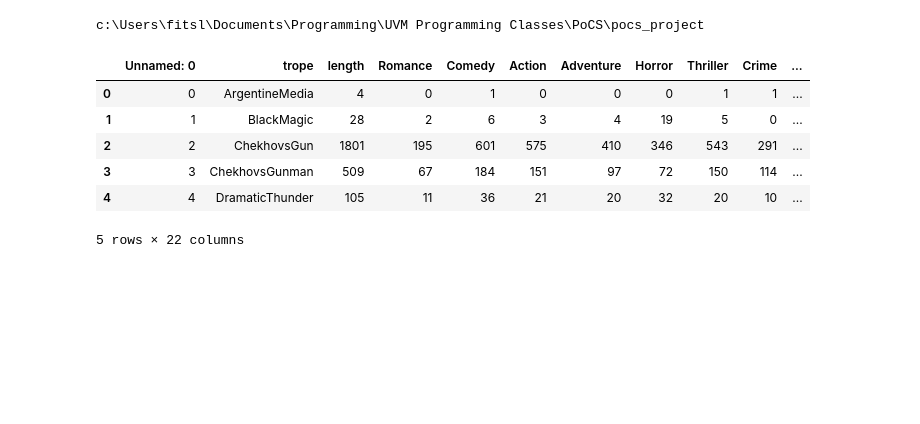
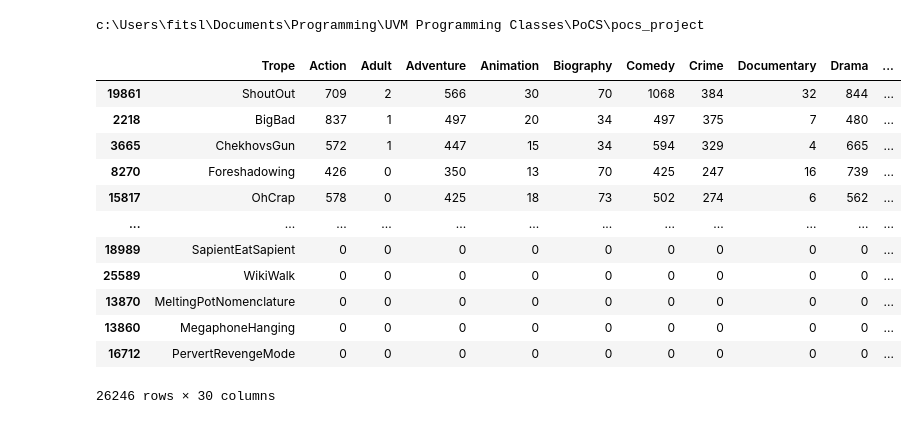
Before and after one commit to FWJK1/Pocs_Film_Project, a Jupyter notebook: Code/DataViz/trope_by_genre_histograms.ipynb, the cells around one changed output. Drawn from its saved outputs; the diff is of its cells as text; code cells hidden in the pictures; blank space fills up the shorter version.

```diff
--- a/Code/DataViz/trope_by_genre_histograms.ipynb
+++ b/Code/DataViz/trope_by_genre_histograms.ipynb
@@ -32,13 +32,20 @@ print(root)
 c:\Users\fitsl\Documents\Programming\UVM Programming Classes\PoCS\pocs_project
 # %%
 #load the csv into a dataframe and check it looks good
-df_genres = pd.read_csv(f"{root}/Data/liteweight/genre_counts_by_trope.csv")
-df_genres.head()
+df_genres = pd.read_csv(f"{root}/Data/liteweight/2020_genre_counts_by_trope.csv", index_col=0)
+df_genres = df_genres.sort_values(by='Number_movies', ascending=False).copy()
+df_genres
 # %% [output]
-|  | Unnamed: 0 | trope | length | Romance | Comedy | Action | Adventure | Horror | Thriller | Crime | ... |
-| 0 | 0 | ArgentineMedia | 4 | 0 | 1 | 0 | 0 | 0 | 1 | 1 | ... |
-| 1 | 1 | BlackMagic | 28 | 2 | 6 | 3 | 4 | 19 | 5 | 0 | ... |
-| 2 | 2 | ChekhovsGun | 1801 | 195 | 601 | 575 | 410 | 346 | 543 | 291 | ... |
-| 3 | 3 | ChekhovsGunman | 509 | 67 | 184 | 151 | 97 | 72 | 150 | 114 | ... |
-| 4 | 4 | DramaticThunder | 105 | 11 | 36 | 21 | 20 | 32 | 20 | 10 | ... |
+|  | Trope | Action | Adult | Adventure | Animation | Biography | Comedy | Crime | Documentary | Drama | ... |
+| 19861 | ShoutOut | 709 | 2 | 566 | 30 | 70 | 1068 | 384 | 32 | 844 | ... |
+| 2218 | BigBad | 837 | 1 | 497 | 20 | 34 | 497 | 375 | 7 | 480 | ... |
+| 3665 | ChekhovsGun | 572 | 1 | 447 | 15 | 34 | 594 | 329 | 4 | 665 | ... |
+| 8270 | Foreshadowing | 426 | 0 | 350 | 13 | 70 | 425 | 247 | 16 | 739 | ... |
+| 15817 | OhCrap | 578 | 0 | 425 | 18 | 73 | 502 | 274 | 6 | 562 | ... |
+| ... | ... | ... | ... | ... | ... | ... | ... | ... | ... | ... | ... |
+| 18989 | SapientEatSapient | 0 | 0 | 0 | 0 | 0 | 0 | 0 | 0 | 0 | ... |
+| 25589 | WikiWalk | 0 | 0 | 0 | 0 | 0 | 0 | 0 | 0 | 0 | ... |
+| 13870 | MeltingPotNomenclature | 0 | 0 | 0 | 0 | 0 | 0 | 0 | 0 | 0 | ... |
+| 13860 | MegaphoneHanging | 0 | 0 | 0 | 0 | 0 | 0 | 0 | 0 | 0 | ... |
+| 16712 | PervertRevengeMode | 0 | 0 | 0 | 0 | 0 | 0 | 0 | 0 | 0 | ... |
-5 rows × 22 columns
+26246 rows × 30 columns
```
Also changed, not shown: parts of 3 cells of this notebook, 1 other file.
